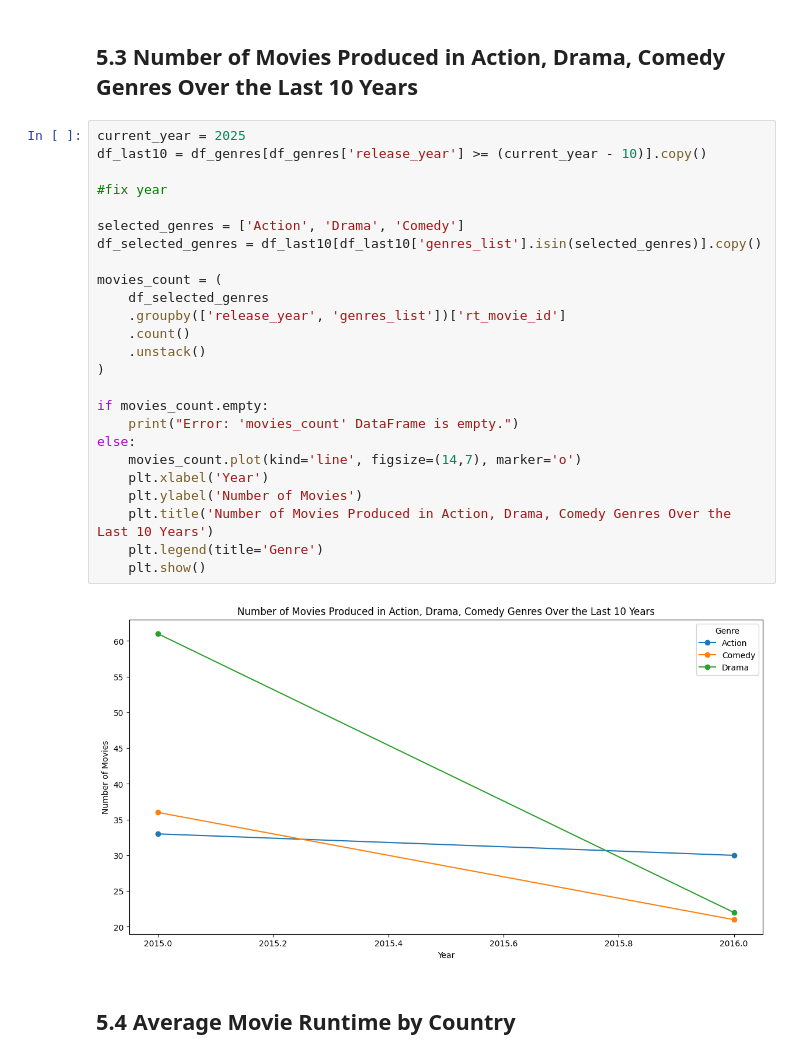
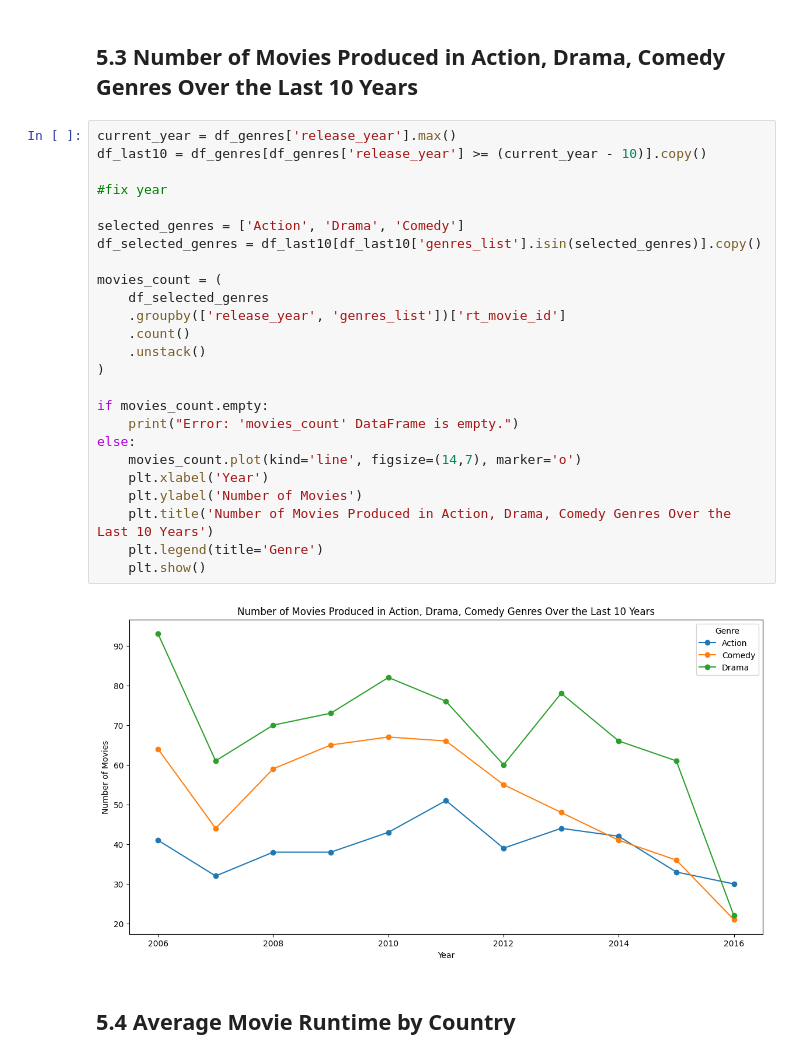
Before and after one commit to lAmiR1HosseiNl/Data_Science_Final_Project, a Jupyter notebook: AliShokoohi_400521477_AmirHosseinRaeghi_400522373/project.ipynb, the cells around one changed output. Cells and saved outputs as stored; diff of their text form.

```diff
--- a/AliShokoohi_400521477_AmirHosseinRaeghi_400522373/project.ipynb
+++ b/AliShokoohi_400521477_AmirHosseinRaeghi_400522373/project.ipynb
@@ -387,32 +384,32 @@ Passing `palette` without assigning `hue` is deprecated and will be removed in v
 # %% [markdown]
 ## 5.3 Number of Movies Produced in Action, Drama, Comedy Genres Over the Last 10 Years
 # %%
-current_year = 2025
+current_year = df_genres['release_year'].max()
 df_last10 = df_genres[df_genres['release_year'] >= (current_year - 10)].copy()
 
 #fix year
 
 selected_genres = ['Action', 'Drama', 'Comedy']
 df_selected_genres = df_last10[df_last10['genres_list'].isin(selected_genres)].copy()
 
 movies_count = (
     df_selected_genres
     .groupby(['release_year', 'genres_list'])['rt_movie_id']
     .count()
     .unstack()
 )
 
 if movies_count.empty:
     print("Error: 'movies_count' DataFrame is empty.")
 else:
     movies_count.plot(kind='line', figsize=(14,7), marker='o')
     plt.xlabel('Year')
     plt.ylabel('Number of Movies')
     plt.title('Number of Movies Produced in Action, Drama, Comedy Genres Over the Last 10 Years')
     plt.legend(title='Genre')
     plt.show()
 # %% [output]
-[figure, old version]
+[figure, new version]
 # %% [markdown]
 ## 5.4 Average Movie Runtime by Country
 # %%
```
Also changed, not shown: parts of 3 cells of this notebook.
